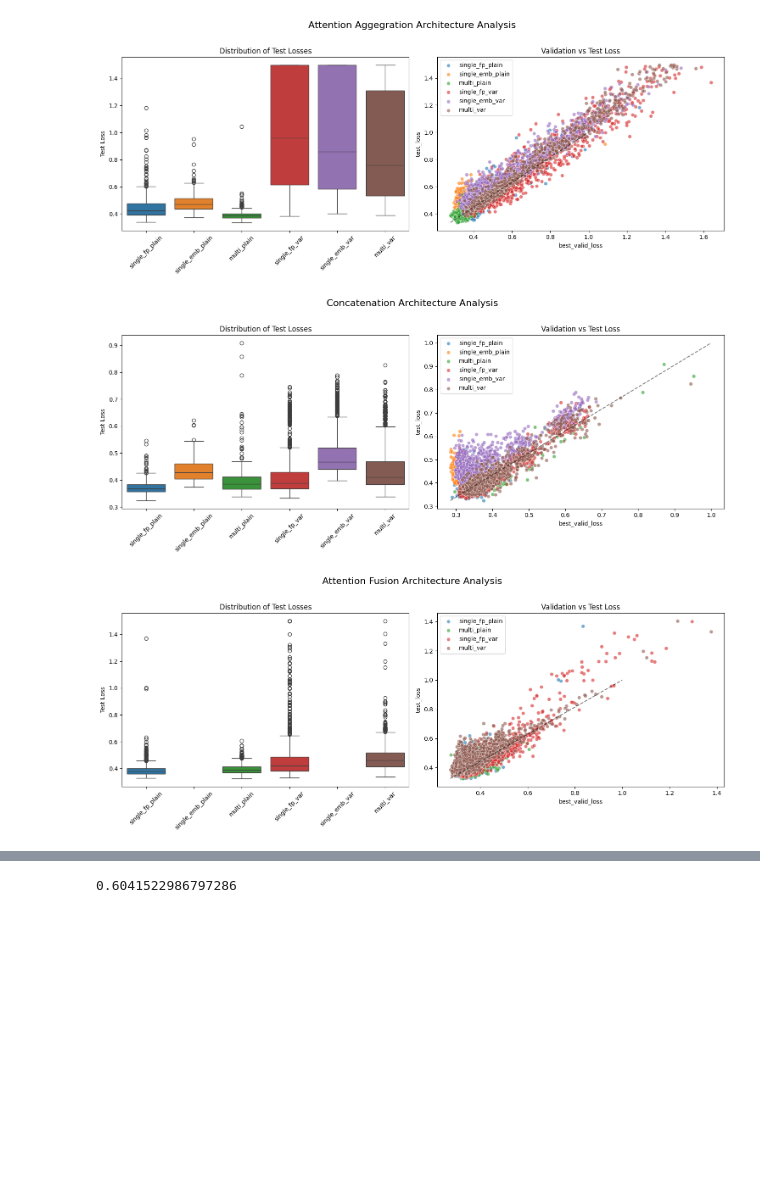
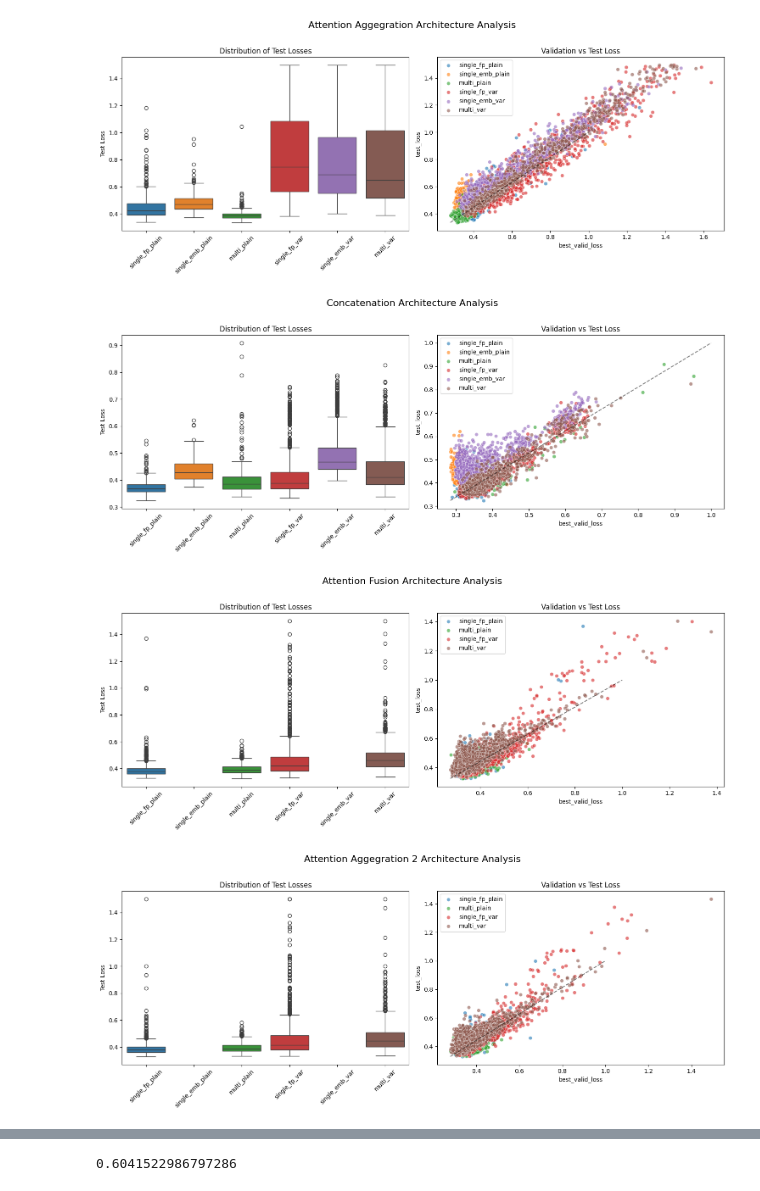
Before and after one commit to robsyc/MB-VAE-DTI, a Jupyter notebook: notebooks/analysis.ipynb, the cells around one changed output, grey strips where cells are left out. Saved outputs shown, nothing was run; the diff lists cells and outputs as text; code cells hidden in the pictures; blank space fills up the shorter version.

Commit message:
experiment 5: new residual, cleaned up model using AttAgg2 approach

```diff
--- a/notebooks/analysis.ipynb
+++ b/notebooks/analysis.ipynb
@@ -61,7 +64,7 @@ def find_outliers(df, column='test_loss', threshold=3):
     outliers = df[z_scores > threshold]
     if len(outliers) > 0:
         print(f"\nFound {len(outliers)} outliers in {column}:")
-        print(outliers[['experiment', column, 'best_valid_loss']])
+        # print(outliers[['experiment', column, 'best_valid_loss']])
 
     return df[z_scores <= threshold]
 
@@ -89,7 +92,7 @@ def categorize_experiments(df):
             'single_emb_var': df[df['experiment'].str.contains('exp2_single_view_emb_variational')],
             'multi_var': df[df['experiment'].str.contains('exp2_multi_view_variational')]
         },
-        # Experiment 3 (GaussFusion)
+        # Experiment 3 (AttnFusion)
         'exp3': {
             'single_fp_plain': df[df['experiment'].str.contains('exp3_single_view_fp_plain')],
             'single_emb_plain': df[df['experiment'].str.contains('exp3_single_view_emb_plain')],
@@ -98,7 +101,15 @@ def categorize_experiments(df):
             'single_emb_var': df[df['experiment'].str.contains('exp3_single_view_emb_variational')],
             'multi_var': df[df['experiment'].str.contains('exp3_multi_view_variational')]
         },
-        # Experiment 4 (MixtureFusion)
+        # Experiment 4 (AttnAgg2)
+        'exp4': {
+            'single_fp_plain': df[df['experiment'].str.contains('exp4_single_view_fp_plain')],
+            'single_emb_plain': df[df['experiment'].str.contains('exp4_single_view_emb_plain')],
+            'multi_plain': df[df['experiment'].str.contains('exp4_multi_view_plain')],
+            'single_fp_var': df[df['experiment'].str.contains('exp4_single_view_fp_variational')],
+            'single_emb_var': df[df['experiment'].str.contains('exp4_single_view_emb_variational')],
+            'multi_var': df[df['experiment'].str.contains('exp4_multi_view_variational')]
+        }
     }
     return categories
 
@@ -119,6 +130,7 @@ def print_category_sizes(categories):
 
 # Split the experiments
 df = find_outliers(df)
+df = find_outliers(df, column='best_valid_loss', threshold=2)
 categories = categorize_experiments(df)
 print_category_sizes(categories)
 # %% [output]
@@ -155,7 +167,7 @@ def plot_performance_comparison(categories, exp_type='exp1'):
     elif exp_type=="exp3":
         title = "Attention Fusion"
     elif exp_type=="exp4":
-        title = "Attention Aggegration2"
+        title = "Attention Aggegration 2"
 
     fig.suptitle(f'{title} Architecture Analysis',
                  fontsize=16, y=1.02)
@@ -164,36 +176,38 @@ def plot_performance_comparison(categories, exp_type='exp1'):
     data_dict = {k: np.minimum(v['test_loss'], 1.5) for k, v in categories[exp_type].items()}
     sns.boxplot(data=data_dict, ax=ax1)
     ax1.set_xticklabels(ax1.get_xticklabels(), rotation=45)
     ax1.set_title('Distribution of Test Losses')
     ax1.set_ylabel('Test Loss')
 
     # 2. Validation vs Test Loss with min point highlighted
     for name, df_cat in categories[exp_type].items():
         df_cat = df_cat[df_cat["test_loss"] <= 1.5]
         sns.scatterplot(data=df_cat, x='best_valid_loss', y='test_loss',
                        label=name, ax=ax2, alpha=0.6)
 
     # Find minimum losses
     min_valid = min(df_cat['best_valid_loss'].min()
                    for df_cat in categories[exp_type].values())
     min_test = min(df_cat['test_loss'].min()
                   for df_cat in categories[exp_type].values())
 
     # Draw diagonal from min point
     ax2.plot([min_valid, 1], [min_test, 1], 'k--', alpha=0.5)
 
     ax2.set_title('Validation vs Test Loss')
     plt.tight_layout()
     return fig
 
 # Create plots for both experiments
 fig1 = plot_performance_comparison(categories, 'exp1')
 fig2 = plot_performance_comparison(categories, 'exp2')
 fig3 = plot_performance_comparison(categories, 'exp3')
+fig4 = plot_performance_comparison(categories, 'exp4')
 # %% [output]
-[figure, old version]
+[figure, new version]
 [figure]
 [figure]
+[figure, added]
 # %%
 def get_top_n_models(categories, n=5):
     """
```
Also changed, not shown: parts of 5 cells of this notebook, 3 other files.
